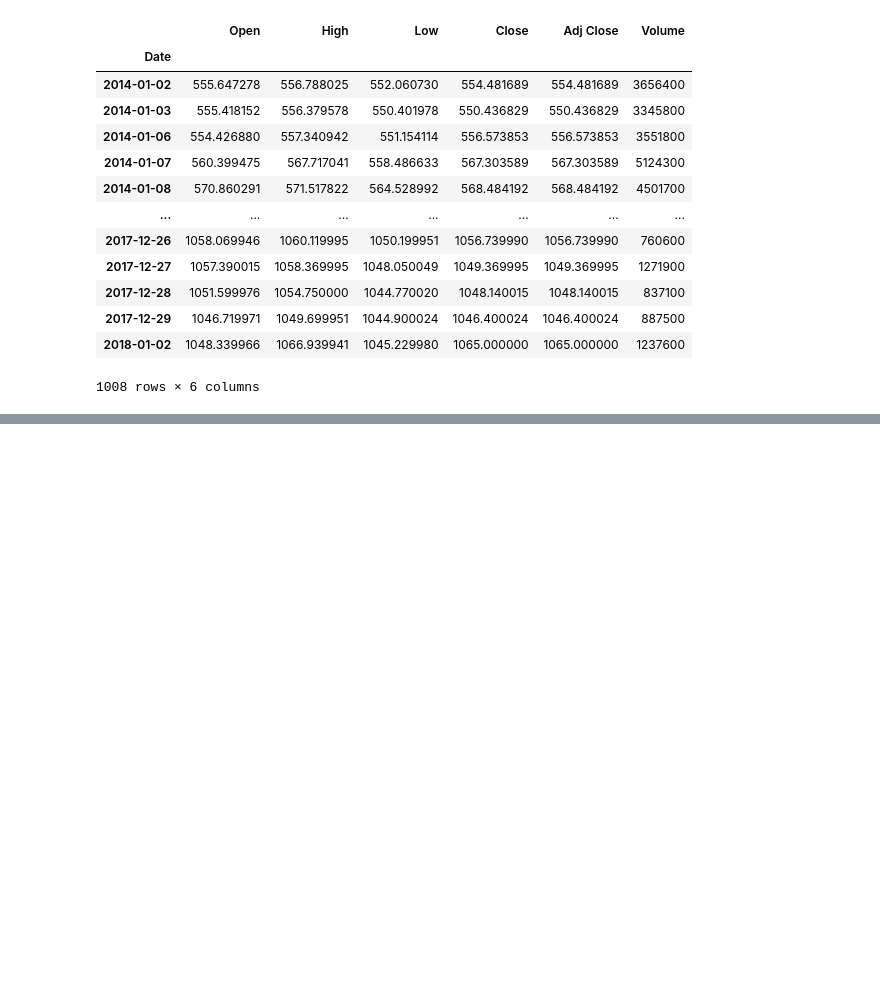
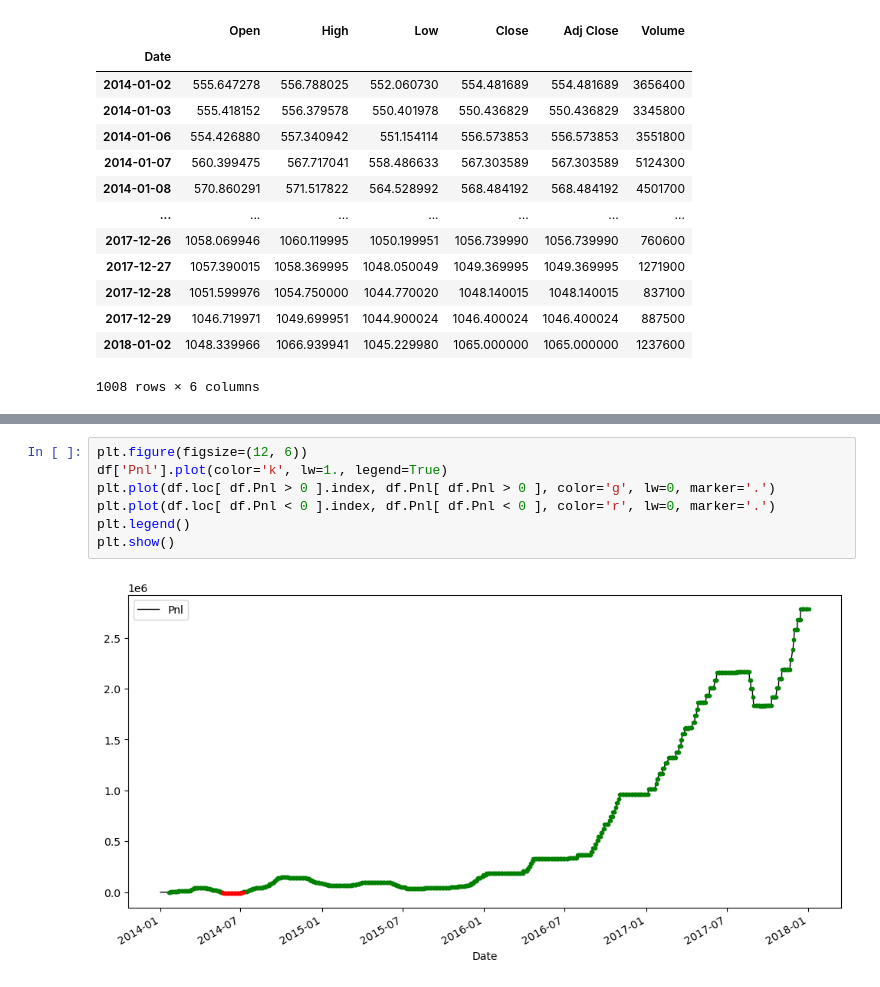
Before and after one commit to usunyu/quant-for-manna, a Jupyter notebook: books/Learn Algorithmic Trading - Build and deploy algorithmic trading systems and strategies using Python and advanced data analysis/Ch06_Managing_the_Risk_of_Algorithmic_Strategies.ipynb, the cells around one changed output, grey strips where cells are left out. Drawn from its saved outputs; the diff is of its cells as text; blank space fills up the shorter version.

```diff
--- a/books/Learn Algorithmic Trading - Build and deploy algorithmic trading systems and strategies using Python and advanced data analysis/Ch06_Managing_the_Risk_of_Algorithmic_Strategies.ipynb
+++ b/books/Learn Algorithmic Trading - Build and deploy algorithmic trading systems and strategies using Python and advanced data analysis/Ch06_Managing_the_Risk_of_Algorithmic_Strategies.ipynb
@@ -312,0 +917,9 @@ df
+# %%
+plt.figure(figsize=(12, 6))
+df['Pnl'].plot(color='k', lw=1., legend=True)
+plt.plot(df.loc[ df.Pnl > 0 ].index, df.Pnl[ df.Pnl > 0 ], color='g', lw=0, marker='.')
+plt.plot(df.loc[ df.Pnl < 0 ].index, df.Pnl[ df.Pnl < 0 ], color='r', lw=0, marker='.')
+plt.legend()
+plt.show()
+# %% [output]
+[figure, added]
```
Also changed, not shown: parts of 23 cells of this notebook.
